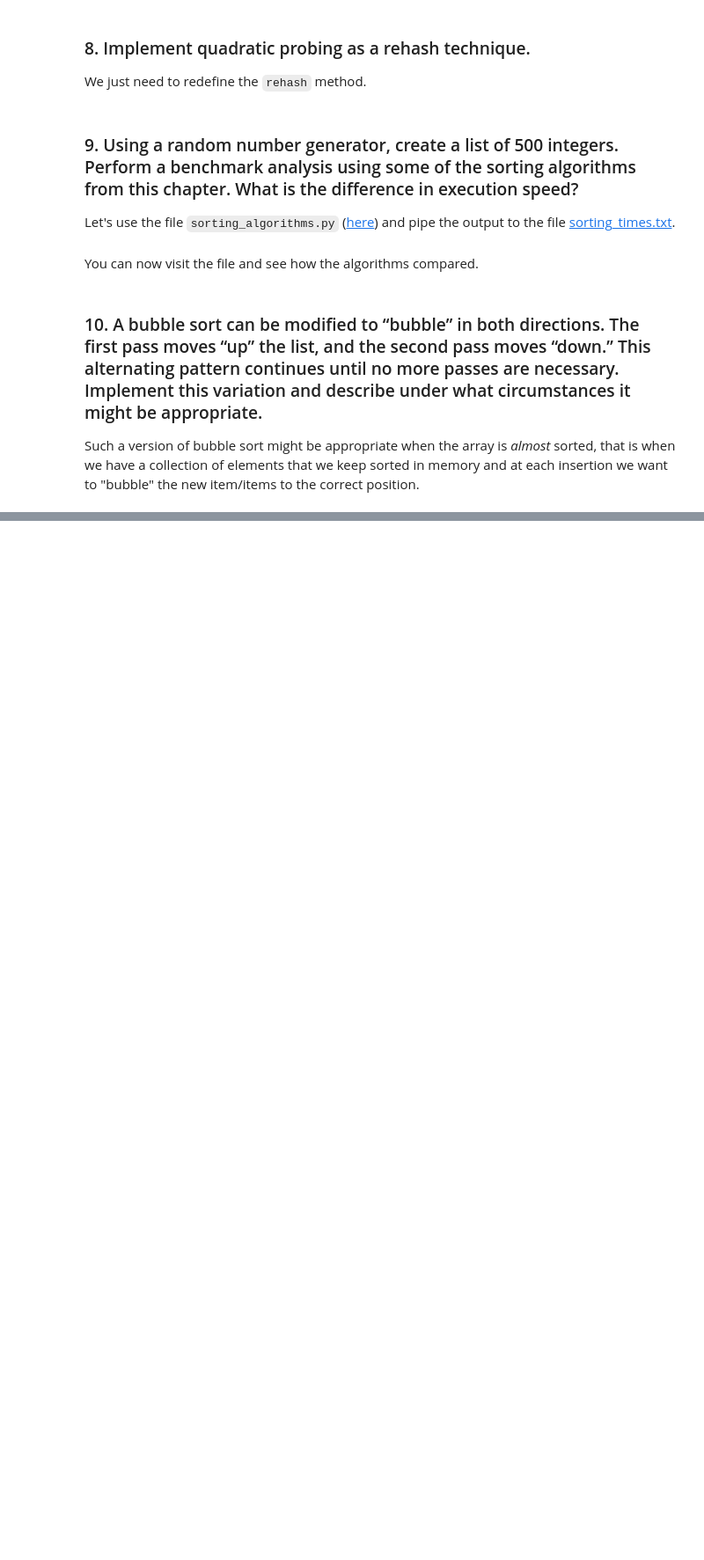
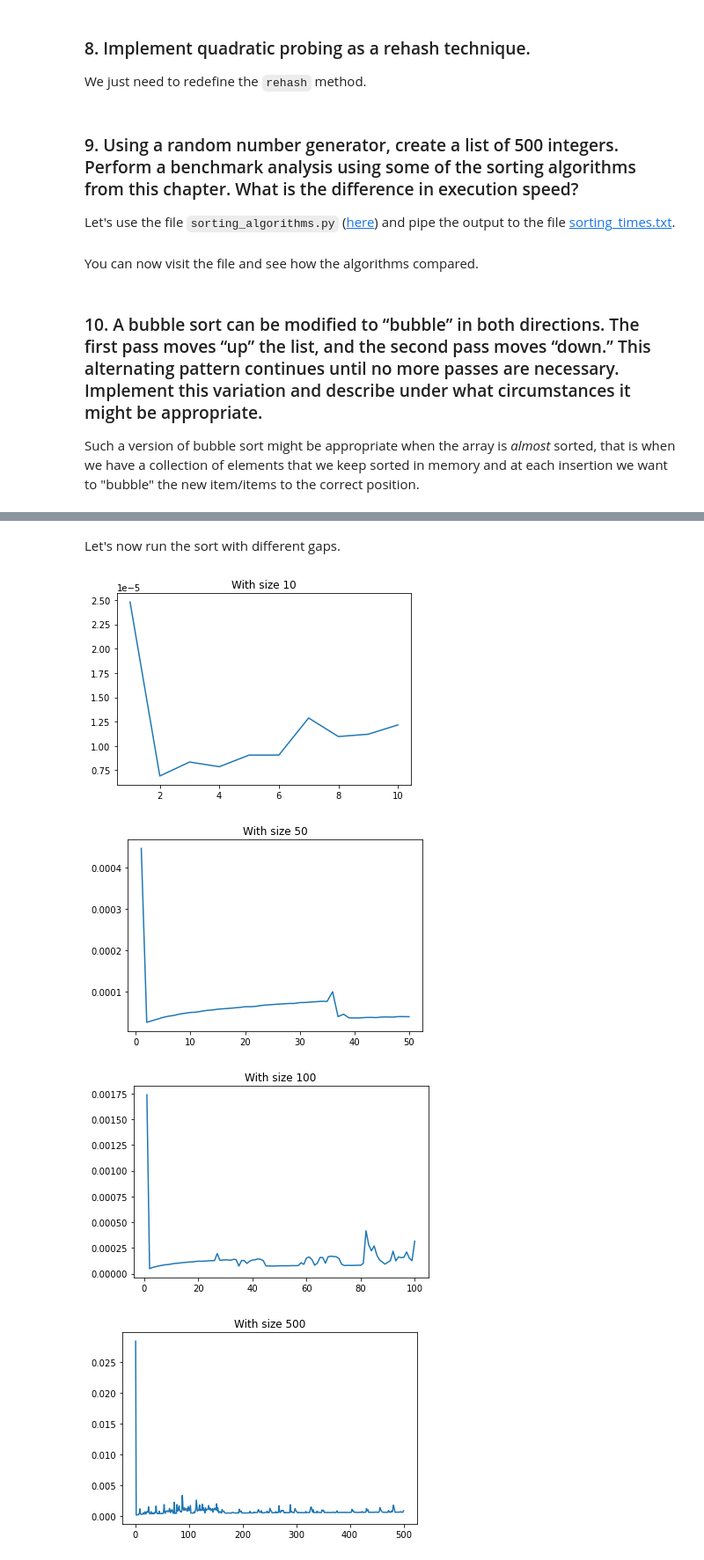
Before and after one commit to RiccardoMPesce/PythonDS3-Assignments, a Jupyter notebook: chapter6/chapter6_exercises.ipynb, the cells around one changed output, grey strips where cells are left out. Shown at 88% size. Cells and saved outputs as stored; diff of their text form; code cells hidden in the pictures; blank space fills up the shorter version.

```diff
--- a/chapter6/chapter6_exercises.ipynb
+++ b/chapter6/chapter6_exercises.ipynb
@@ -643,0 +648,32 @@ def alternating_bubble_sort(a):
+# %%
+def shell_sort(a, increment=None):
+    increment = max(0, increment) if increment is not None else len(a) // 2
+
+    for gap in range(increment, 0, -1):
+        for i in range(gap, len(a), gap):
+            j = i
+            while j > 0 and a[j] < a[j - gap]:
+                a[j], a[j - gap] = a[j - gap], a[j]
+                j -= gap
+# %% [markdown]
+Let's now run the sort with different gaps.
+# %%
+for n in [10, 50, 100, 500, 1000]:
+    a = random.sample(range(n), n)
+    times = []
+
+    for gap in range(1, n + 1):
+        a_copy = a[:]
+        s = time.time()
+        shell_sort(a, increment=gap)
+        e = time.time()
+        times += [e - s]
+
+    plt.title(f"With size {n}")
+    plt.plot(range(1, n + 1), times)
+    plt.show()
+# %% [output]
+[figure, added]
+[figure, added]
+[figure, added]
+[figure, added]
```
Also changed, not shown: parts of 3 cells of this notebook.
